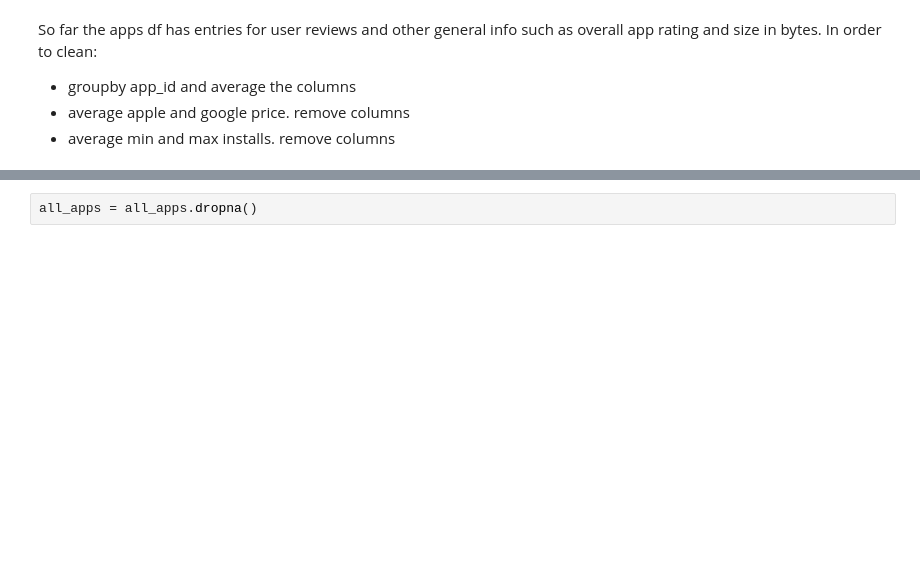
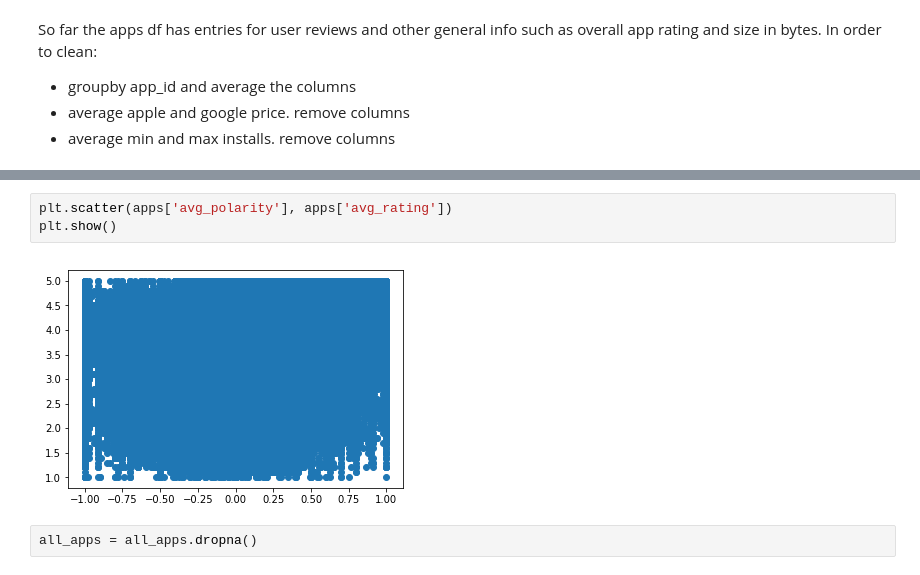
Before and after one commit to Superocker50/CMPT-353-Final-Project, a Jupyter notebook: machine-learning.ipynb, the cells around one changed output, grey strips where cells are left out. Drawn from its saved outputs; the diff is of its cells as text; blank space fills up the shorter version.

```diff
--- a/machine-learning.ipynb
+++ b/machine-learning.ipynb
@@ -180,3 +193,8 @@ plt.show()
+# %%
+plt.scatter(apps['avg_polarity'], apps['avg_rating'])
+plt.show()
+# %% [output]
+[figure, added]
 # %%
 all_apps = all_apps.dropna()
 # %%
```
Also changed, not shown: parts of 14 cells of this notebook.
